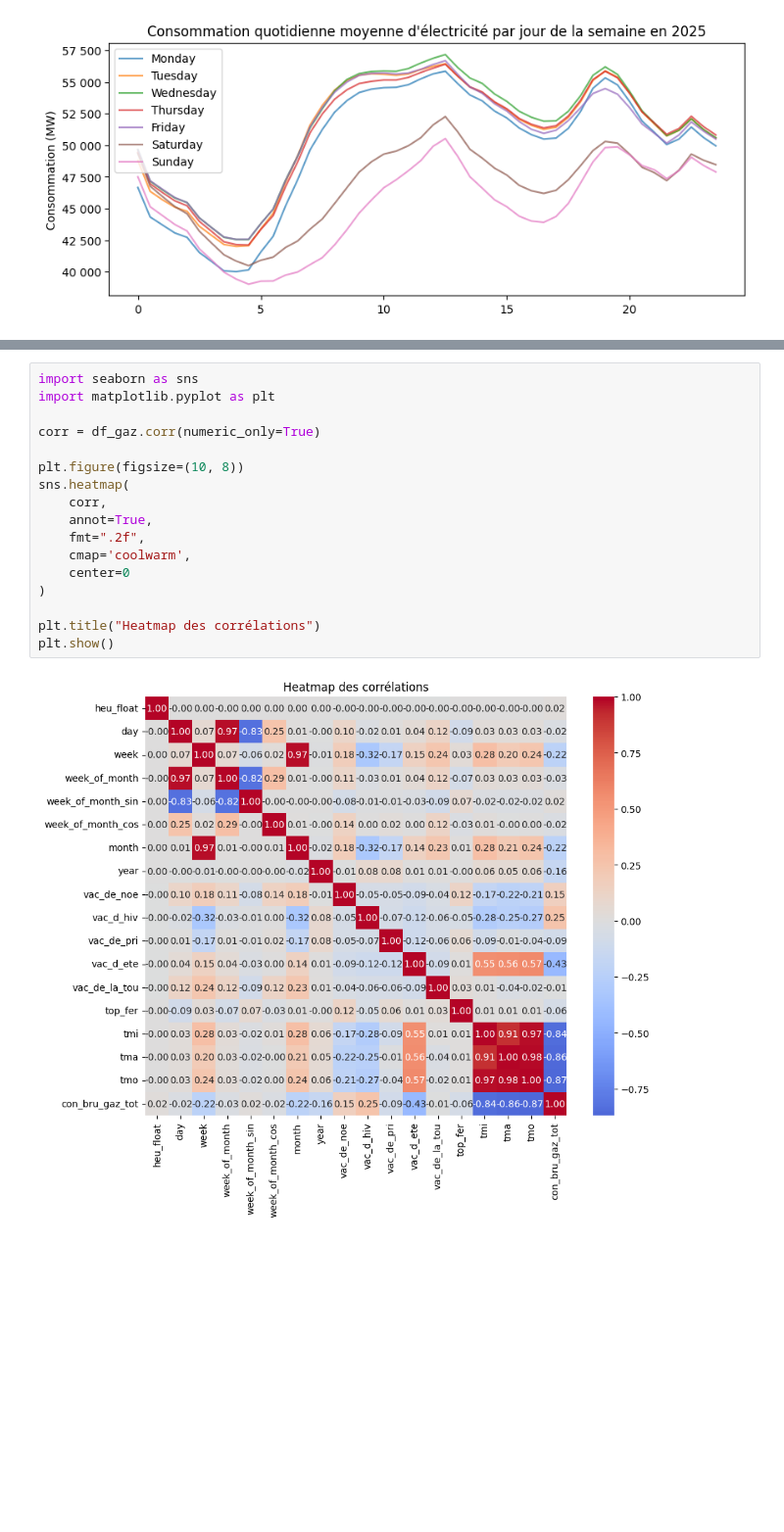
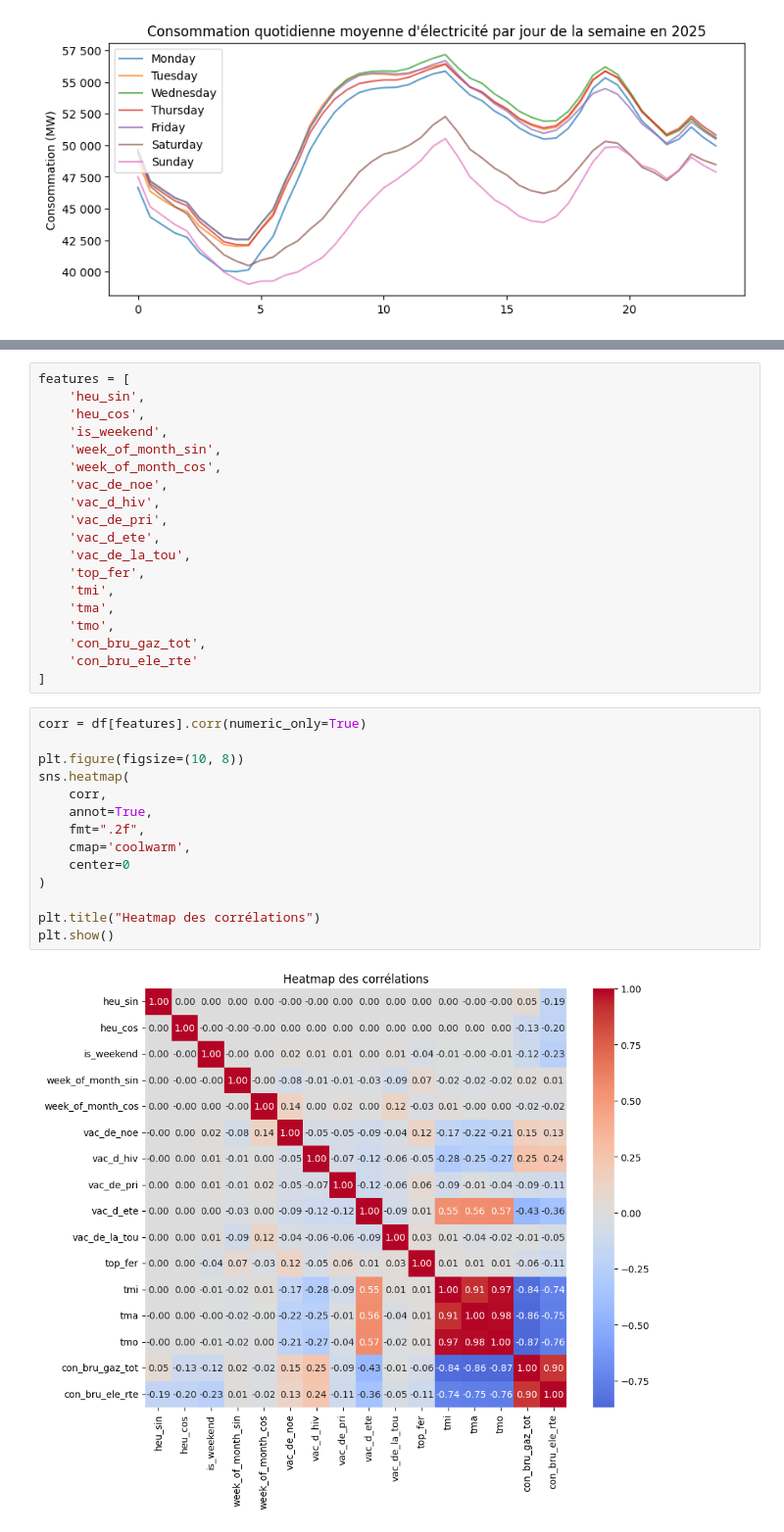
Before and after one commit to 007337-lil/MLOPS, a Jupyter notebook: stats_desc.ipynb, the cells around one changed output, grey strips where cells are left out. Shown at 98% size. Saved outputs shown, nothing was run; the diff lists cells and outputs as text; blank space fills up the shorter version.

```diff
--- a/stats_desc.ipynb
+++ b/stats_desc.ipynb
@@ -230,19 +236,35 @@ plt.show()
+# %%
+features = [
+    'heu_sin',
+    'heu_cos',
+    'is_weekend',
+    'week_of_month_sin',
+    'week_of_month_cos',
+    'vac_de_noe',
+    'vac_d_hiv',
+    'vac_de_pri',
+    'vac_d_ete',
+    'vac_de_la_tou',
+    'top_fer',
+    'tmi',
+    'tma',
+    'tmo',
+    'con_bru_gaz_tot',
+    'con_bru_ele_rte'
+]
 # %%
-import seaborn as sns
-import matplotlib.pyplot as plt
-
-corr = df_gaz.corr(numeric_only=True)
+corr = df[features].corr(numeric_only=True)
 
 plt.figure(figsize=(10, 8))
 sns.heatmap(
     corr,
     annot=True,
     fmt=".2f",
     cmap='coolwarm',
     center=0
 )
 
 plt.title("Heatmap des corrélations")
 plt.show()
 # %% [output]
-[figure, old version]
+[figure, new version]
```
Also changed, not shown: parts of 5 cells of this notebook.
